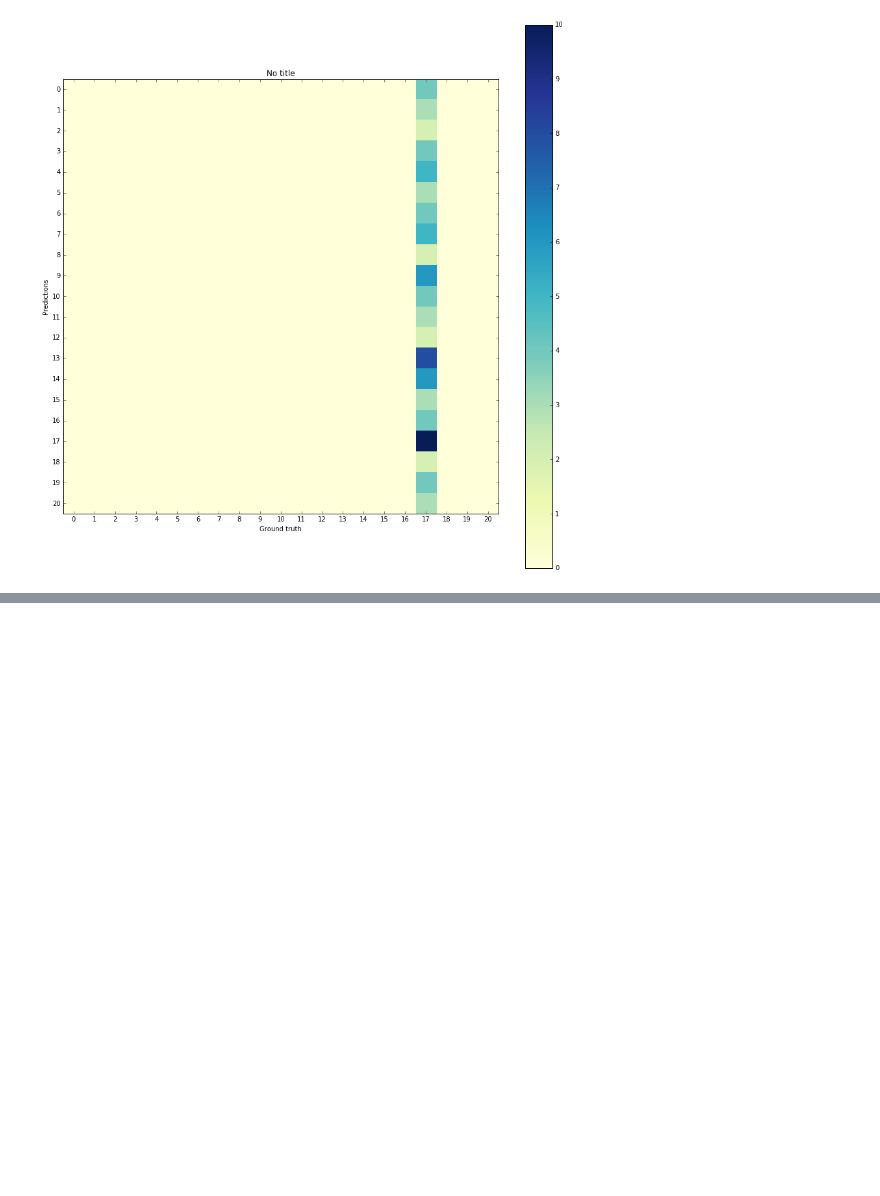
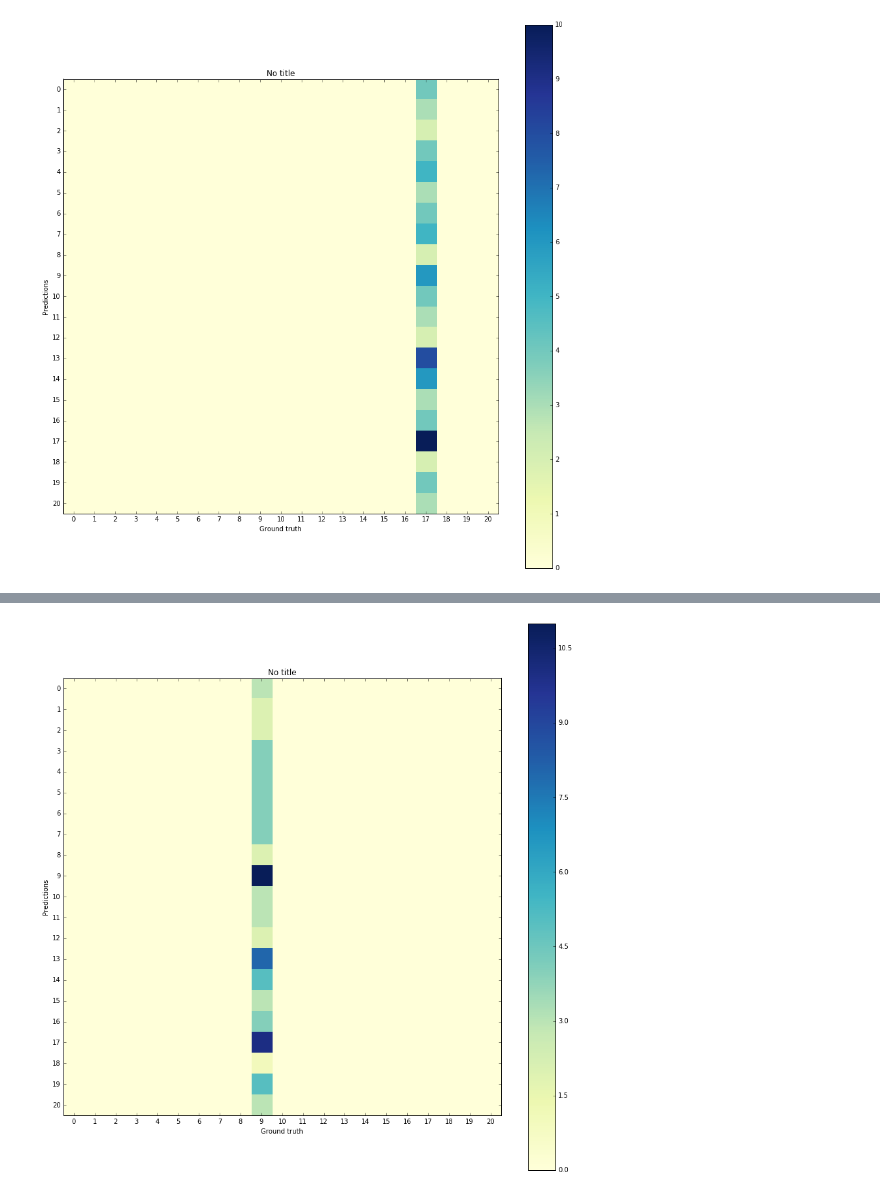
Before and after one commit to rsasov/DecisionSupportSystems, a Jupyter notebook: Classifier/visualization.ipynb, the cells around one changed output, grey strips where cells are left out. Drawn from its saved outputs; the diff is of its cells as text; code cells hidden in the pictures; blank space fills up the shorter version.

```diff
--- a/Classifier/visualization.ipynb
+++ b/Classifier/visualization.ipynb
@@ -141,3 +141,6 @@ def show_matrix(matrix, title='No title', c_label=""):
 show_matrix(mat)
 # %% [output]
 [figure]
+# %%
+clf = svm.SVC(decision_function_shape='ovo')
+clf.fit(x_training, y_training)
@@ -143,0 +152,7 @@ show_matrix(mat)
+# %%
+mat_mc = np.zeros((len(inv_ind_Y),len(inv_ind_Y)))
+for x,y in zip(x_training, y_training):
+    truth = inv_ind_Y[y]
+    prediction = inv_ind_Y[clf.predict(x)[0]]
+    print('{0} = {1}'.format(prediction, truth))
+    mat_mc[ind_Y[truth],ind_Y[prediction]] += 1
@@ -143,0 +177,4 @@ show_matrix(mat)
+# %%
+show_matrix(mat_mc)
+# %% [output]
+[figure, added]
```
Also changed, not shown: parts of 8 cells of this notebook, 6 other files.
